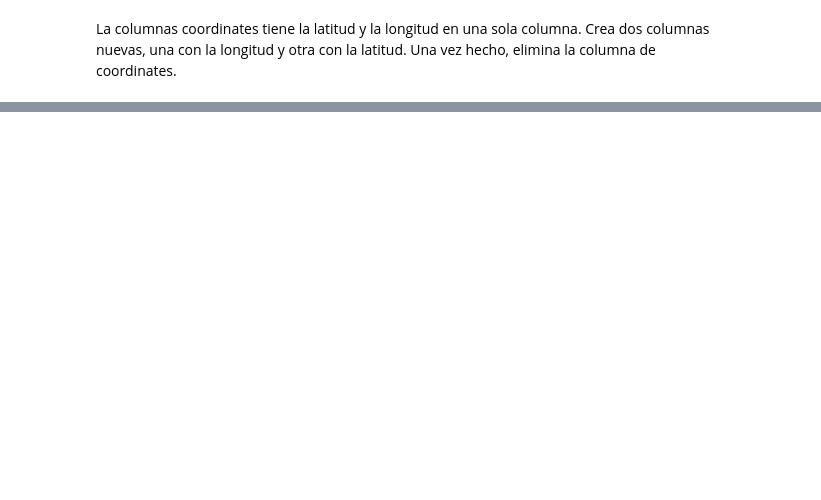
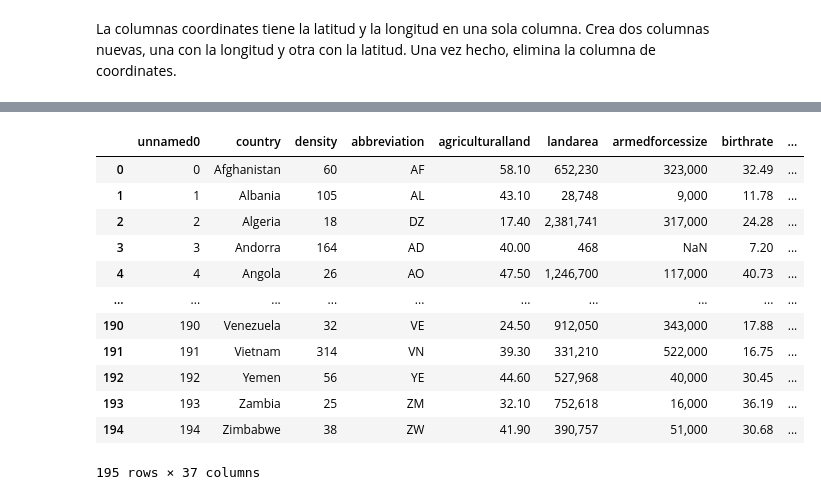
Before and after one commit to lyrily/PromoH-Modulo3-PairPrograming-Patri-Lidia, a Jupyter notebook: modulo-3-leccion-4.ipynb, the cells around one changed output, grey strips where cells are left out. Drawn from its saved outputs; the diff is of its cells as text; code cells hidden in the pictures; blank space fills up the shorter version.

```diff
--- a/modulo-3-leccion-4.ipynb
+++ b/modulo-3-leccion-4.ipynb
@@ -153,0 +187,24 @@ df_3[columna].str.split(pat=(','), expand=False)
+# %%
+#Las columnas unemployment_rate, total_tax_rate, tax_revenue, population_labor_force_participation, out_of_pocket_health_expenditure, gross_tertiary_education_enrollment
+#gross_primary_education_enrollment, forested_area, cpi_change, agricultural_land tienen "%".
+#Elimina los "%" de los valores de las columnas.
+columnas_porcentaje=["unemploymentrate", "totaltaxrate", "taxrevenue", "populationlaborforceparticipation", "outofpockethealthexpenditure", "grosstertiaryeducationenrollment",
+"grossprimaryeducationenrollment", "forestedarea", "cpichange", "agriculturalland"]
+for column in columnas_porcentaje:
+    df_3[column]=df_3[column].str.replace("%","")
+# %%
+df_3
+# %% [output]
+|  | unnamed0 | country | density | abbreviation | agriculturalland | landarea | armedforcessize | birthrate | ... |
+| 0 | 0 | Afghanistan | 60 | AF | 58.10 | 652,230 | 323,000 | 32.49 | ... |
+| 1 | 1 | Albania | 105 | AL | 43.10 | 28,748 | 9,000 | 11.78 | ... |
+| 2 | 2 | Algeria | 18 | DZ | 17.40 | 2,381,741 | 317,000 | 24.28 | ... |
+| 3 | 3 | Andorra | 164 | AD | 40.00 | 468 | NaN | 7.20 | ... |
+| 4 | 4 | Angola | 26 | AO | 47.50 | 1,246,700 | 117,000 | 40.73 | ... |
+| ... | ... | ... | ... | ... | ... | ... | ... | ... | ... |
+| 190 | 190 | Venezuela | 32 | VE | 24.50 | 912,050 | 343,000 | 17.88 | ... |
+| 191 | 191 | Vietnam | 314 | VN | 39.30 | 331,210 | 522,000 | 16.75 | ... |
+| 192 | 192 | Yemen | 56 | YE | 44.60 | 527,968 | 40,000 | 30.45 | ... |
+| 193 | 193 | Zambia | 25 | ZM | 32.10 | 752,618 | 16,000 | 36.19 | ... |
+| 194 | 194 | Zimbabwe | 38 | ZW | 41.90 | 390,757 | 51,000 | 30.68 | ... |
+195 rows × 37 columns
```
Also changed, not shown: parts of 8 cells of this notebook, 3 other files.
